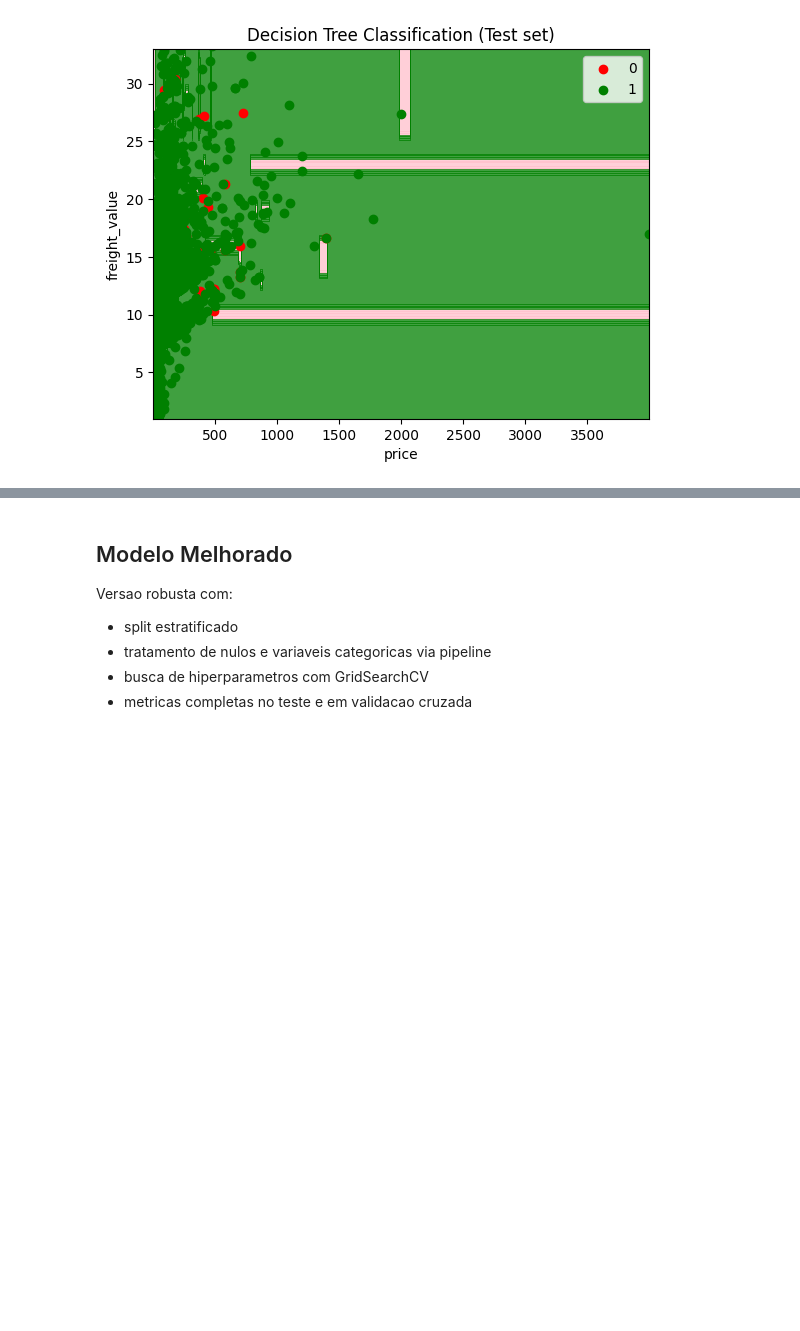
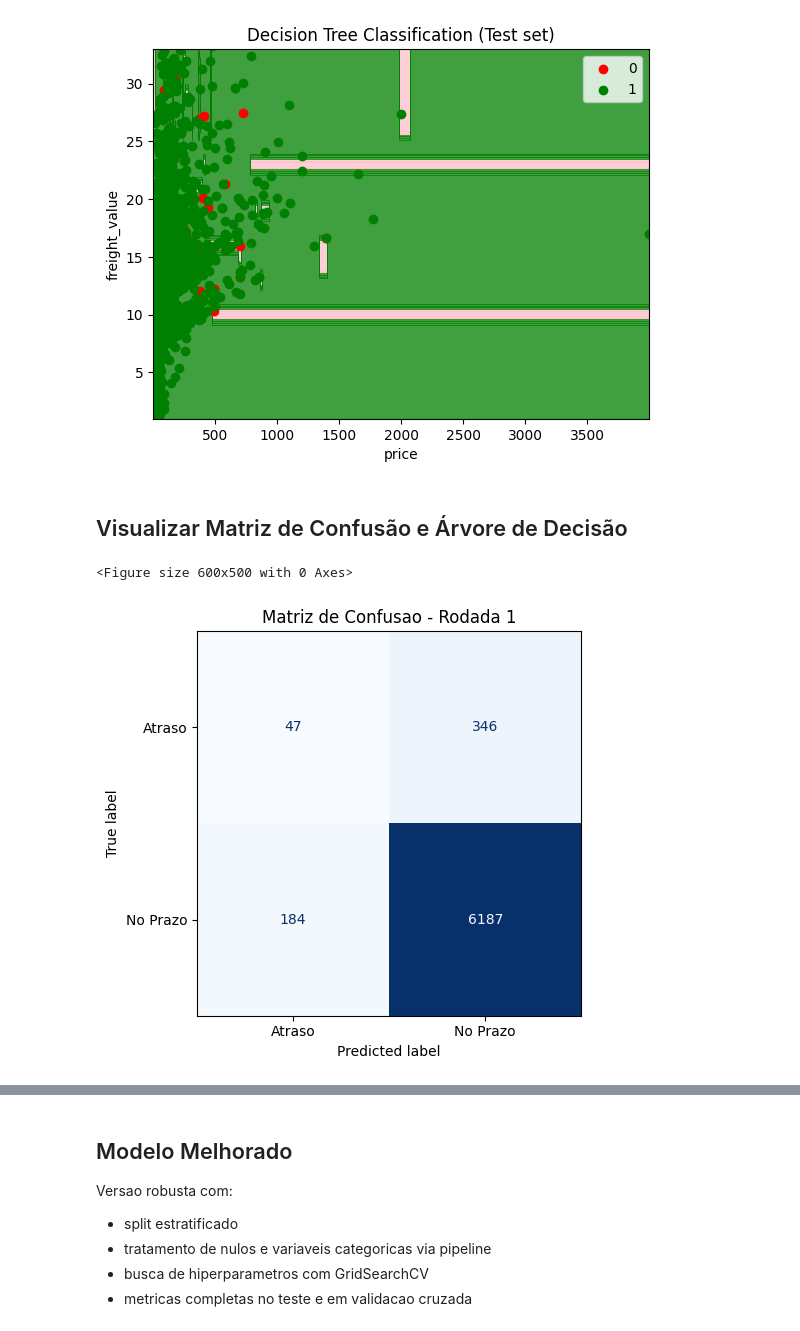
Before and after one commit to Last-Mile-Optimization/backend, a Jupyter notebook: modelos/ArvoreDeDecisao.ipynb, the cells around one changed output, grey strips where cells are left out. Saved outputs shown, nothing was run; the diff lists cells and outputs as text; code cells hidden in the pictures; blank space fills up the shorter version.

```diff
--- a/modelos/ArvoreDeDecisao.ipynb
+++ b/modelos/ArvoreDeDecisao.ipynb
@@ -160,3 +160,21 @@ plt.legend()
 plt.show()
 # %% [output]
 [figure]
+# %% [markdown]
+## Visualizar Matriz de Confusão e Árvore de Decisão
+# %%
+from sklearn.metrics import ConfusionMatrixDisplay, confusion_matrix
+import matplotlib.pyplot as plt
+
+# Predicoes no conjunto de teste para a matriz de confusao
+y_pred_tree = classifier.predict(X_test)
+cm_tree = confusion_matrix(y_test, y_pred_tree)
+
+plt.figure(figsize=(6, 5))
+ConfusionMatrixDisplay(confusion_matrix=cm_tree, display_labels=["Atraso", "No Prazo"]).plot(cmap="Blues", colorbar=False)
+plt.title("Matriz de Confusao - Rodada 1")
+plt.tight_layout()
+plt.show()
+# %% [output]
+<Figure size 600x500 with 0 Axes>
+[figure, added]
```
Also changed, not shown: parts of 6 cells of this notebook, 7 other files.
